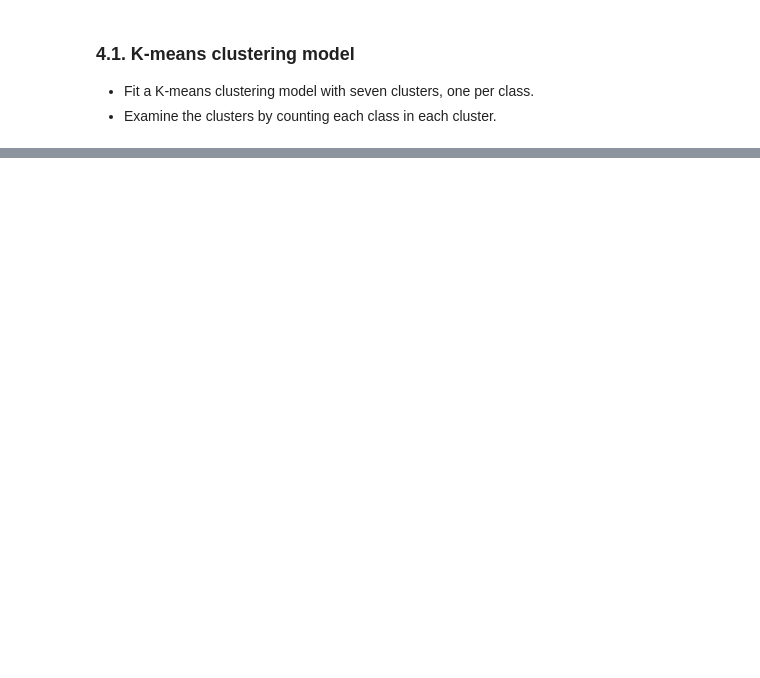
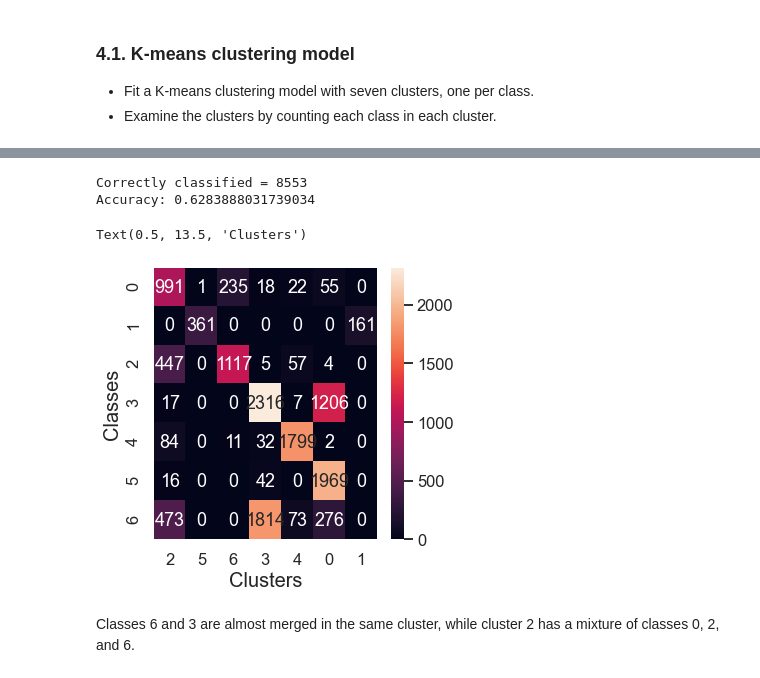
Before and after one commit to josegarban/retail_data_analytics, a Jupyter notebook: beans-Copy2.ipynb, the cells around one changed output, grey strips where cells are left out. Cells and saved outputs as stored; diff of their text form; code cells hidden in the pictures; blank space fills up the shorter version.

```diff
--- a/beans-Copy2.ipynb
+++ b/beans-Copy2.ipynb
@@ -436,0 +433,25 @@ dataset[feature_columns]
+# %%
+method = 'agglom-complete'
+
+agc = AgglomerativeClustering(n_clusters=7, linkage='complete', compute_full_tree=True)
+agc = agc.fit(dataset[feature_columns])
+dataset[method] = agc.fit_predict(dataset[feature_columns])
+# %%
+# Create a DataFrame with labels and varieties as columns: df
+confusion = pd.DataFrame({'Class': dataset['Class'], 'Clusters': dataset[method]})
+# Create crosstab: ct
+ct_agc = pd.crosstab(confusion['Class'], confusion['Clusters'])
+ct_agc = rearrange_confusion_matrix(ct_agc)
+
+# Plot confusion matrix
+_, ax = plt.subplots(figsize=(5,5))
+ax = sns.heatmap(ct_agc, annot=True, fmt='d')
+ax.set_ylabel('Classes', fontsize=20);
+ax.set_xlabel('Clusters', fontsize=20)
+# %% [output]
+Correctly classified = 8553
+Accuracy: 0.6283888031739034
+Text(0.5, 13.5, 'Clusters')
+[figure, added]
+# %% [markdown]
+Classes 6 and 3 are almost merged in the same cluster, while cluster 2 has a mixture of classes 0, 2, and 6.
```
Also changed, not shown: parts of 23 cells of this notebook.
